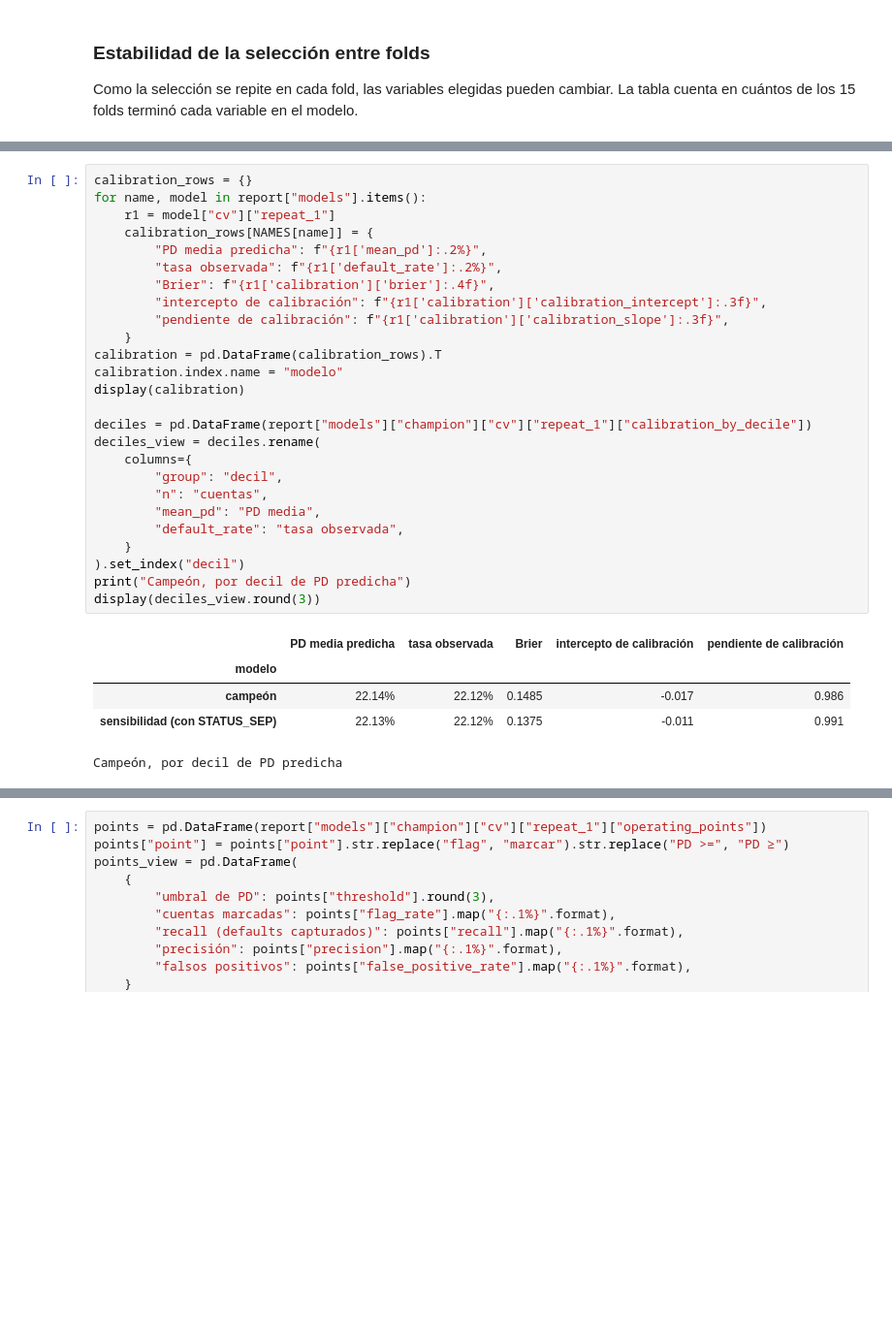
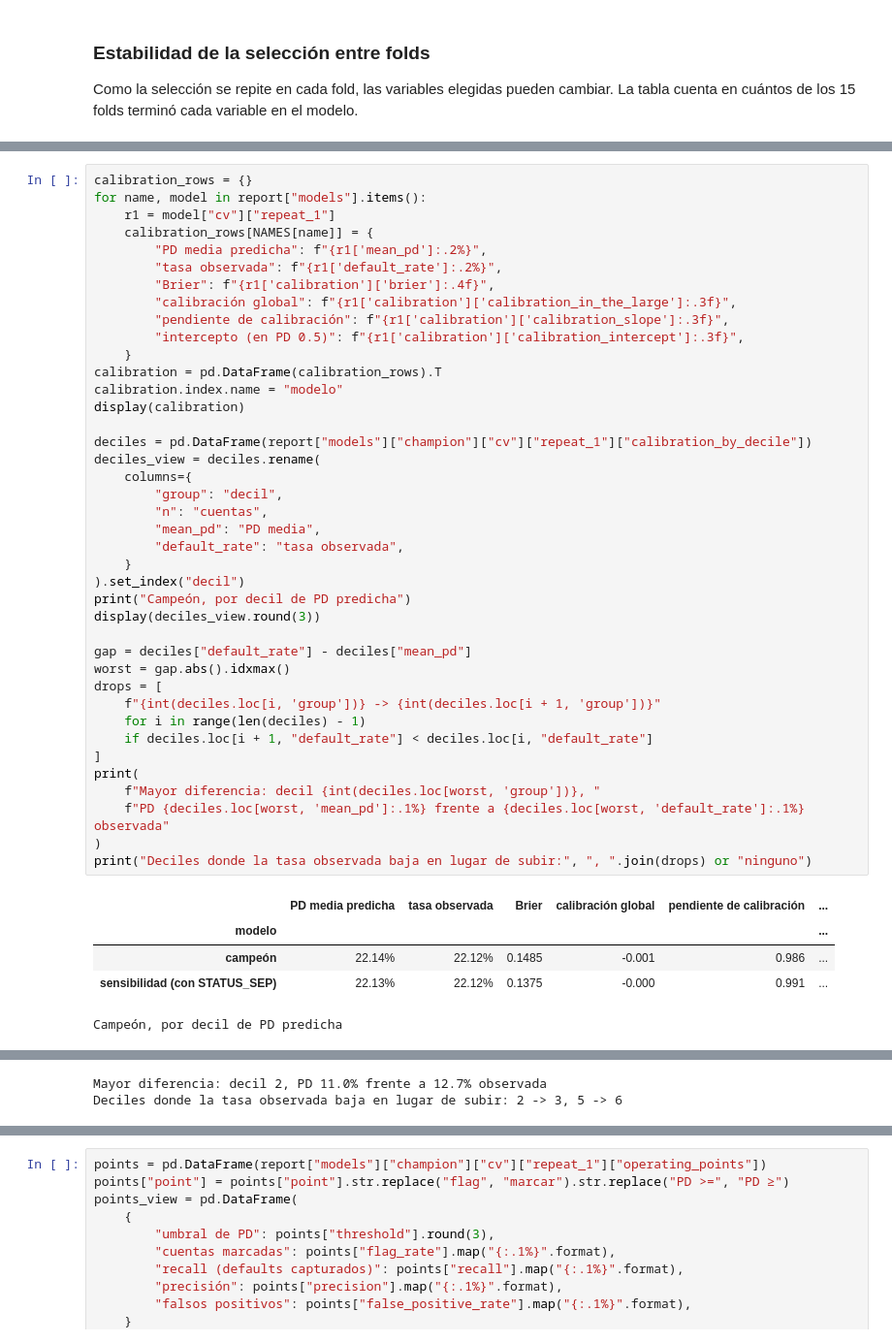
Before and after one commit to caleb9898/Credit-risk-scorecard-collections, a Jupyter notebook: notebooks/03_pd_model_logistic.ipynb, the cells around one changed output, grey strips where cells are left out. Shown at 97% size. Cells and saved outputs as stored; diff of their text form; blank space fills up the shorter version.

```diff
--- a/notebooks/03_pd_model_logistic.ipynb
+++ b/notebooks/03_pd_model_logistic.ipynb
@@ -275,34 +302,48 @@ predicha, todo sobre las predicciones fuera de fold.
 # %%
 calibration_rows = {}
 for name, model in report["models"].items():
     r1 = model["cv"]["repeat_1"]
     calibration_rows[NAMES[name]] = {
         "PD media predicha": f"{r1['mean_pd']:.2%}",
         "tasa observada": f"{r1['default_rate']:.2%}",
         "Brier": f"{r1['calibration']['brier']:.4f}",
-        "intercepto de calibración": f"{r1['calibration']['calibration_intercept']:.3f}",
+        "calibración global": f"{r1['calibration']['calibration_in_the_large']:.3f}",
         "pendiente de calibración": f"{r1['calibration']['calibration_slope']:.3f}",
+        "intercepto (en PD 0.5)": f"{r1['calibration']['calibration_intercept']:.3f}",
     }
 calibration = pd.DataFrame(calibration_rows).T
 calibration.index.name = "modelo"
 display(calibration)
 
 deciles = pd.DataFrame(report["models"]["champion"]["cv"]["repeat_1"]["calibration_by_decile"])
 deciles_view = deciles.rename(
     columns={
         "group": "decil",
         "n": "cuentas",
         "mean_pd": "PD media",
         "default_rate": "tasa observada",
     }
 ).set_index("decil")
 print("Campeón, por decil de PD predicha")
 display(deciles_view.round(3))
+
+gap = deciles["default_rate"] - deciles["mean_pd"]
+worst = gap.abs().idxmax()
+drops = [
+    f"{int(deciles.loc[i, 'group'])} -> {int(deciles.loc[i + 1, 'group'])}"
+    for i in range(len(deciles) - 1)
+    if deciles.loc[i + 1, "default_rate"] < deciles.loc[i, "default_rate"]
+]
+print(
+    f"Mayor diferencia: decil {int(deciles.loc[worst, 'group'])}, "
+    f"PD {deciles.loc[worst, 'mean_pd']:.1%} frente a {deciles.loc[worst, 'default_rate']:.1%} observada"
+)
+print("Deciles donde la tasa observada baja en lugar de subir:", ", ".join(drops) or "ninguno")
 # %% [output]
-|  | PD media predicha | tasa observada | Brier | intercepto de calibración | pendiente de calibración |
-| modelo |  |  |  |  |  |
-| campeón | 22.14% | 22.12% | 0.1485 | -0.017 | 0.986 |
-| sensibilidad (con STATUS_SEP) | 22.13% | 22.12% | 0.1375 | -0.011 | 0.991 |
+|  | PD media predicha | tasa observada | Brier | calibración global | pendiente de calibración | ... |
+| modelo |  |  |  |  |  | ... |
+| campeón | 22.14% | 22.12% | 0.1485 | -0.001 | 0.986 | ... |
+| sensibilidad (con STATUS_SEP) | 22.13% | 22.12% | 0.1375 | -0.000 | 0.991 | ... |
 Campeón, por decil de PD predicha
 |  | cuentas | PD media | tasa observada |
 | decil |  |  |  |
@@ -316,4 +357,6 @@ Campeón, por decil de PD predicha
 | 8 | 2400 | 0.243 | 0.243 |
 | 9 | 2400 | 0.396 | 0.397 |
 | 10 | 2400 | 0.608 | 0.606 |
+Mayor diferencia: decil 2, PD 11.0% frente a 12.7% observada
+Deciles donde la tasa observada baja en lugar de subir: 2 -> 3, 5 -> 6
 # %%
```
Also changed, not shown: parts of 18 cells of this notebook, 3 other files.
